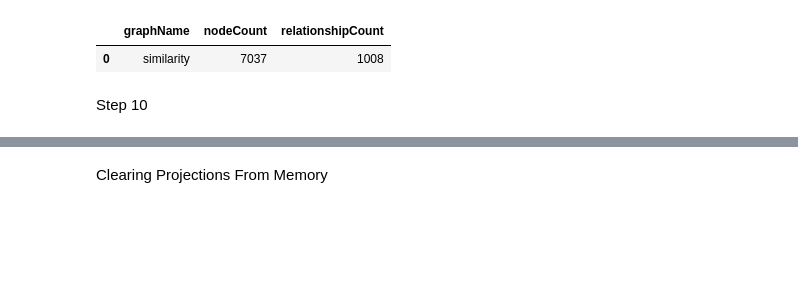
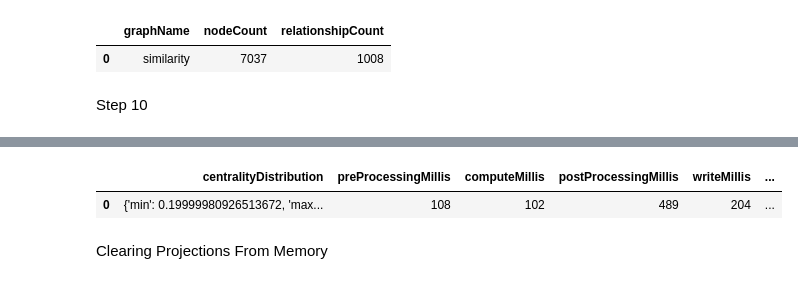
Before and after one commit to KPalabon/Assignment_3_350, a Jupyter notebook: Assignment3.ipynb, the cells around one changed output, grey strips where cells are left out. Cells and saved outputs as stored; diff of their text form; code cells hidden in the pictures; blank space fills up the shorter version.

```diff
--- a/Assignment3.ipynb
+++ b/Assignment3.ipynb
@@ -209,0 +203,7 @@ gds.run_cypher(nodeSimilarity_mutate)
+# %%
+SIMILAR_TO_script = '''
+CALL gds.graph.writeRelationship(
+  'similarity', 'SIMILAR_TO', 'jaccardScore'
+)
+YIELD relationshipsWritten, propertiesWritten
+'''
@@ -210,3 +217,28 @@ gds.run_cypher(nodeSimilarity_mutate)
+# %%
+how_many = '''
+CALL gds.degree.write(
+  'similarity',
+  {
+    nodeLabels:['Client'],
+    relationshipTypes: ['SIMILAR_TO'],
+    relationshipWeightProperty: 'jaccardScore',
+    writeProperty: 'secondPartyFraudScore'
+  }
+)
+YIELD
+  centralityDistribution,
+  preProcessingMillis,
+  computeMillis,
+  postProcessingMillis,
+  writeMillis,
+  nodePropertiesWritten,
+  configuration
+'''
+# %%
+gds.run_cypher(how_many)
+# %% [output]
+|  | centralityDistribution | preProcessingMillis | computeMillis | postProcessingMillis | writeMillis | ... |
+| 0 | {'min': 0.19999980926513672, 'max... | 108 | 102 | 489 | 204 | ... |
 # %% [markdown]
 Clearing Projections From Memory
 # %%
```
Also changed, not shown: parts of 9 cells of this notebook.
